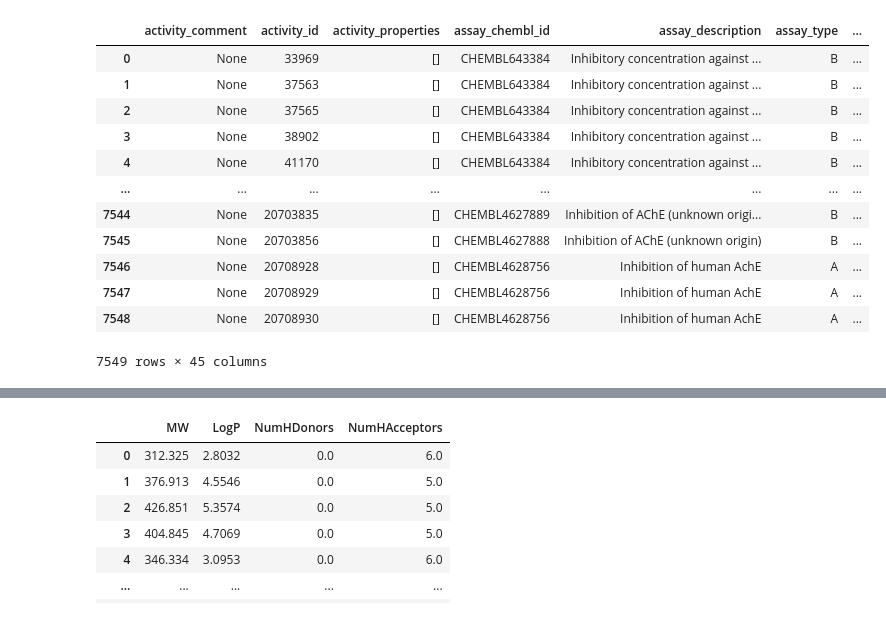
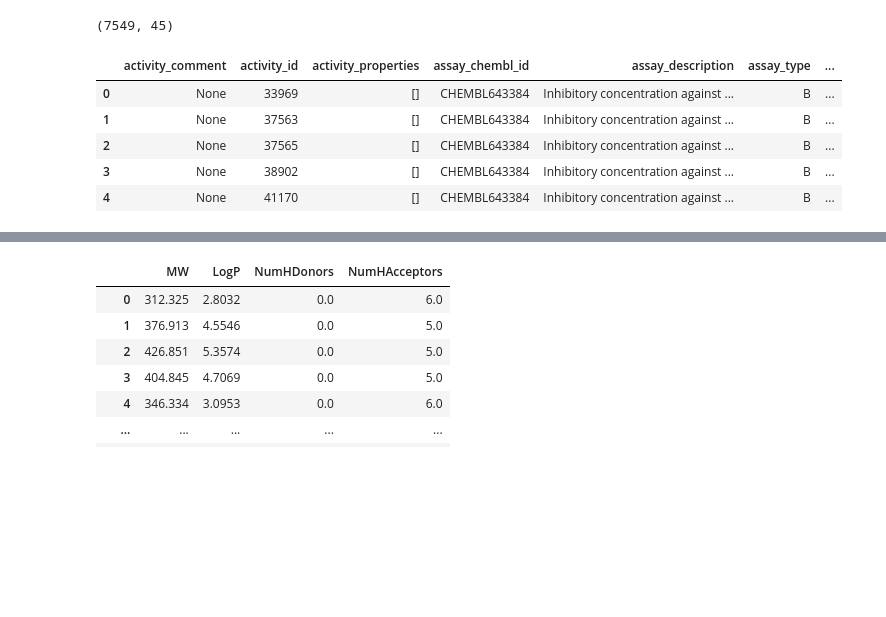
Before and after one commit to ben-thomas1/CDD_Intro_Project, a Jupyter notebook: CDD_all.ipynb, the cells around one changed output, grey strips where cells are left out. Drawn from its saved outputs; the diff is of its cells as text; code cells hidden in the pictures; blank space fills up the shorter version.

```diff
--- a/CDD_all.ipynb
+++ b/CDD_all.ipynb
@@ -52,21 +45,16 @@ targets
 # %%
 # 7m10s
 activity = new_client.activity
 res = activity.filter(target_chembl_id='CHEMBL220').filter(standard_type="IC50")
 df = pd.DataFrame(res)
-df
+print(df.shape)
+df.head()
 # %% [output]
+(7549, 45)
 |  | activity_comment | activity_id | activity_properties | assay_chembl_id | assay_description | assay_type | ... |
 | 0 | None | 33969 | [] | CHEMBL643384 | Inhibitory concentration against ... | B | ... |
 | 1 | None | 37563 | [] | CHEMBL643384 | Inhibitory concentration against ... | B | ... |
 | 2 | None | 37565 | [] | CHEMBL643384 | Inhibitory concentration against ... | B | ... |
 | 3 | None | 38902 | [] | CHEMBL643384 | Inhibitory concentration against ... | B | ... |
 | 4 | None | 41170 | [] | CHEMBL643384 | Inhibitory concentration against ... | B | ... |
-| ... | ... | ... | ... | ... | ... | ... | ... |
-| 7544 | None | 20703835 | [] | CHEMBL4627889 | Inhibition of AChE (unknown origi... | B | ... |
-| 7545 | None | 20703856 | [] | CHEMBL4627888 | Inhibition of AChE (unknown origin) | B | ... |
-| 7546 | None | 20708928 | [] | CHEMBL4628756 | Inhibition of human AchE | A | ... |
-| 7547 | None | 20708929 | [] | CHEMBL4628756 | Inhibition of human AchE | A | ... |
-| 7548 | None | 20708930 | [] | CHEMBL4628756 | Inhibition of human AchE | A | ... |
-7549 rows × 45 columns
 # %%
```
Also changed, not shown: parts of 30 cells of this notebook, 2 other files.
